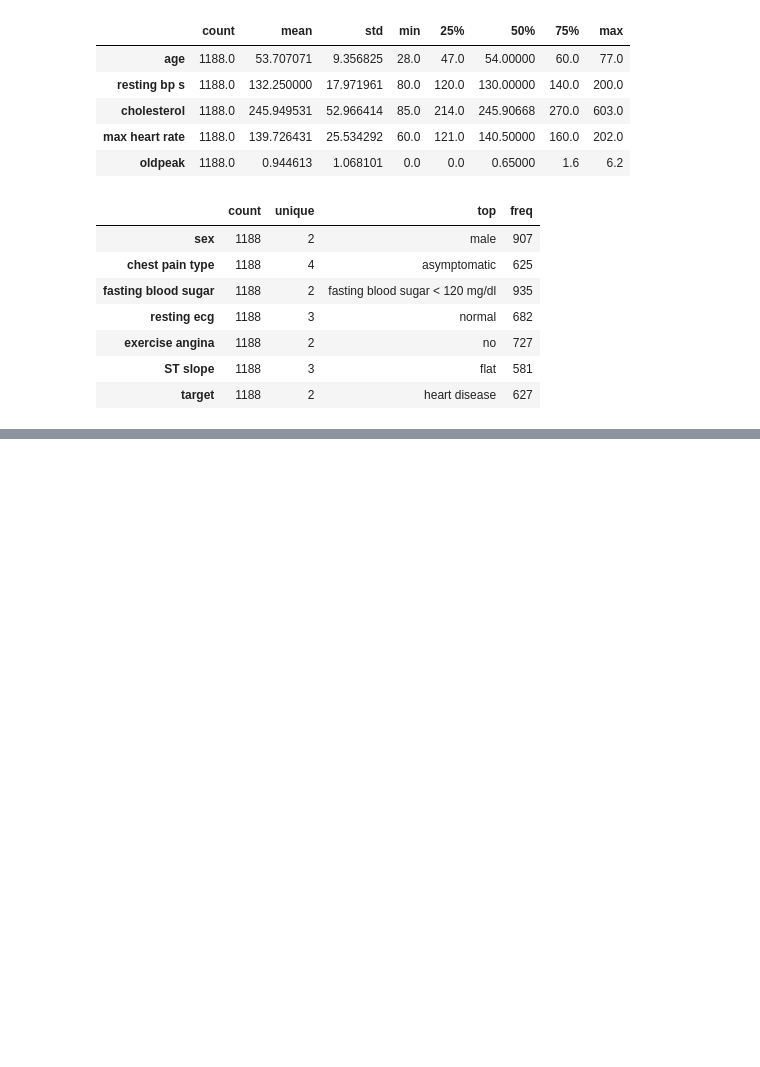
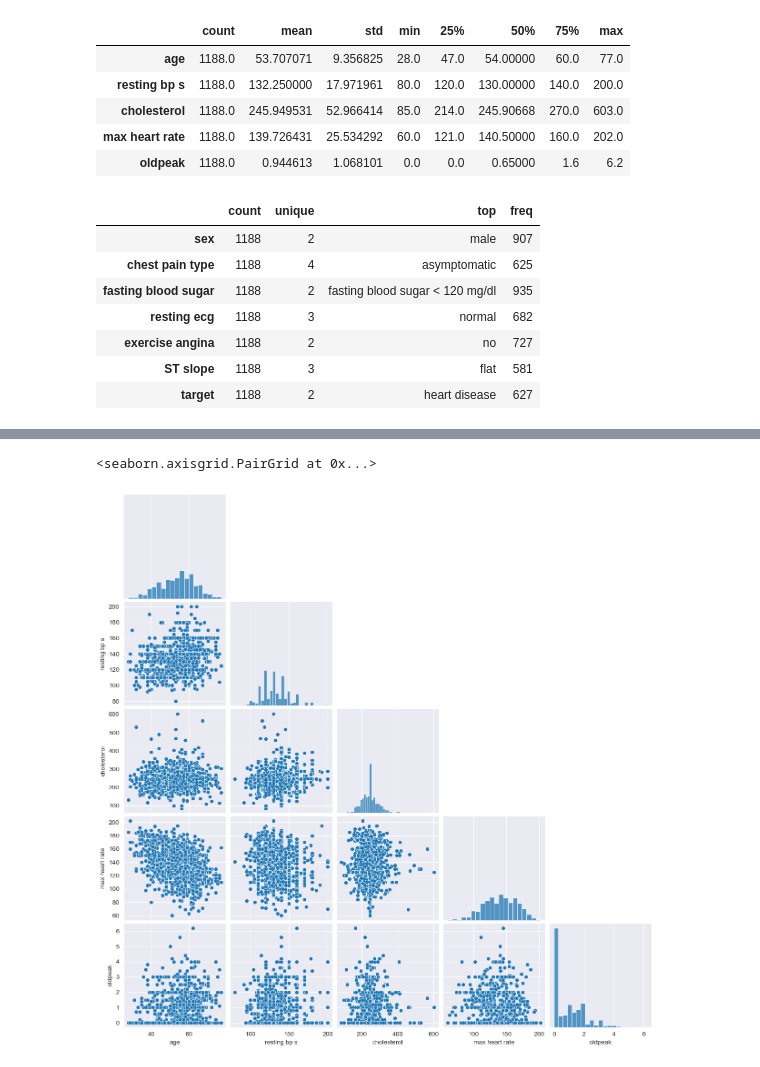
Before and after one commit to OthmaneSelloum/Heart-disease-prediction, a Jupyter notebook: Prediction Notebook.ipynb, the cells around one changed output, grey strips where cells are left out. Cells and saved outputs as stored; diff of their text form; code cells hidden in the pictures; blank space fills up the shorter version.

```diff
--- a/Prediction Notebook.ipynb
+++ b/Prediction Notebook.ipynb
@@ -210,0 +265,5 @@ categorical_variables.describe().T
+# %%
+sns.pairplot(numerical_variables,corner=True)
+# %% [output]
+<seaborn.axisgrid.PairGrid at 0x...>
+[figure, added]
```
Also changed, not shown: parts of 7 cells of this notebook.
